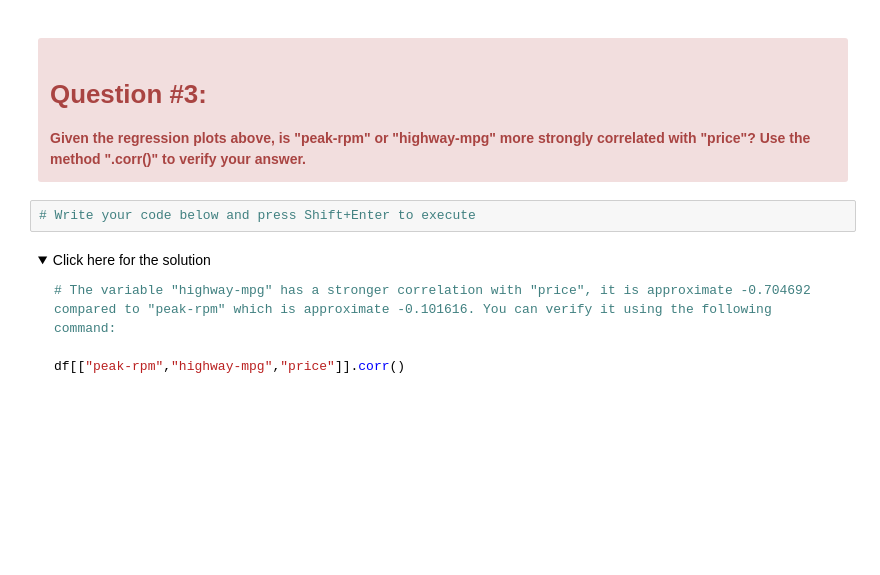
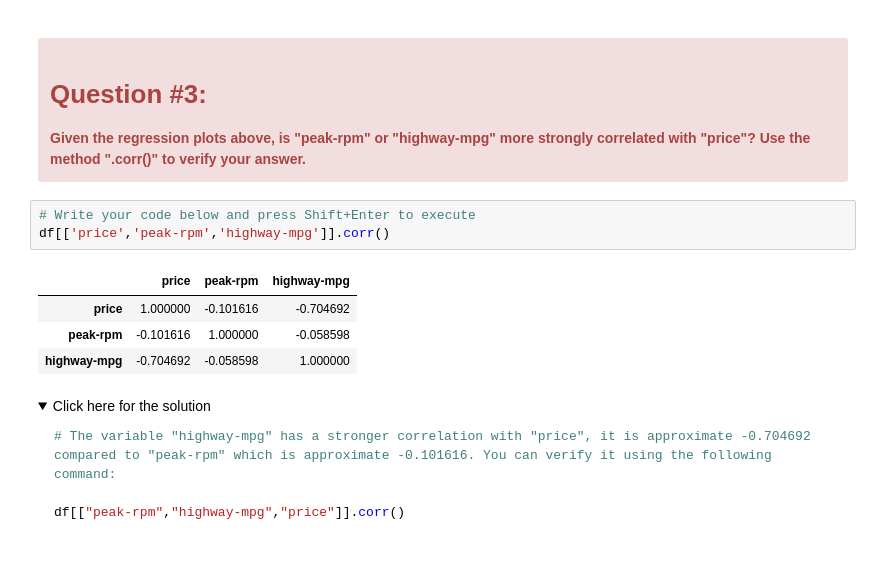
Before and after one commit to junaidjdp/IBM_DS, a Jupyter notebook: EDA/Module 4_DA0101EN-4-Review-Model-Development.ipynb, the cells around one changed output. Saved outputs shown, nothing was run; the diff lists cells and outputs as text; folded sections open; blank space fills up the shorter version.

```diff
--- a/EDA/Module 4_DA0101EN-4-Review-Model-Development.ipynb
+++ b/EDA/Module 4_DA0101EN-4-Review-Model-Development.ipynb
@@ -351,6 +403,12 @@ plt.ylim(0,)
 </div>
 # %%
 # Write your code below and press Shift+Enter to execute
+df[['price','peak-rpm','highway-mpg']].corr()
+# %% [output]
+|  | price | peak-rpm | highway-mpg |
+| price | 1.000000 | -0.101616 | -0.704692 |
+| peak-rpm | -0.101616 | 1.000000 | -0.058598 |
+| highway-mpg | -0.704692 | -0.058598 | 1.000000 |
 # %% [markdown]
 <details><summary>Click here for the solution</summary>
 
```
Also changed, not shown: parts of 42 cells of this notebook.
